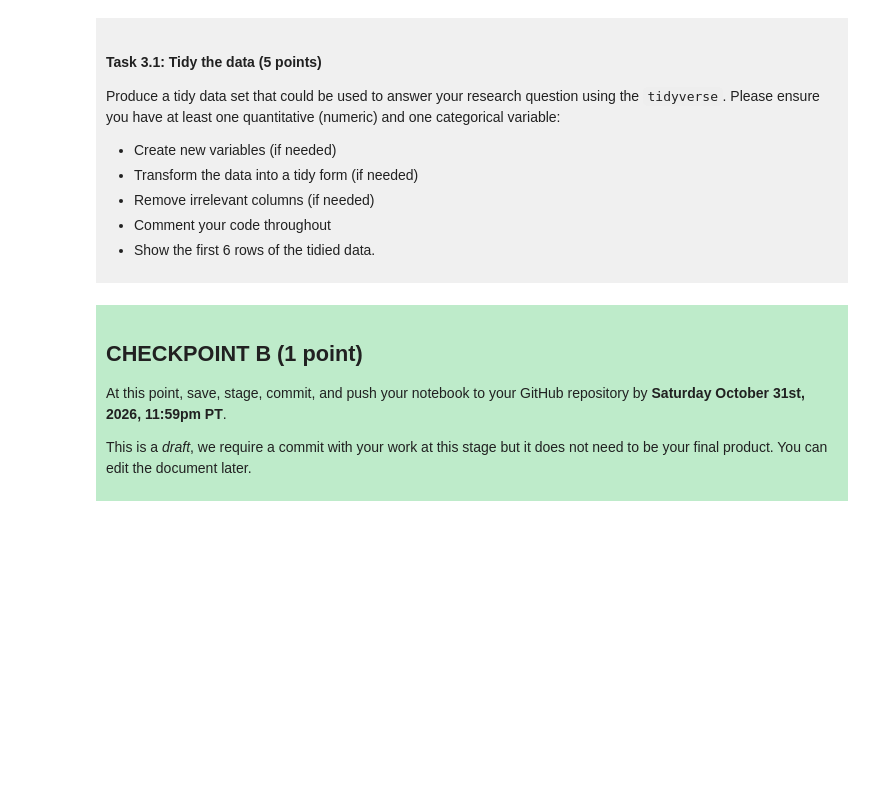
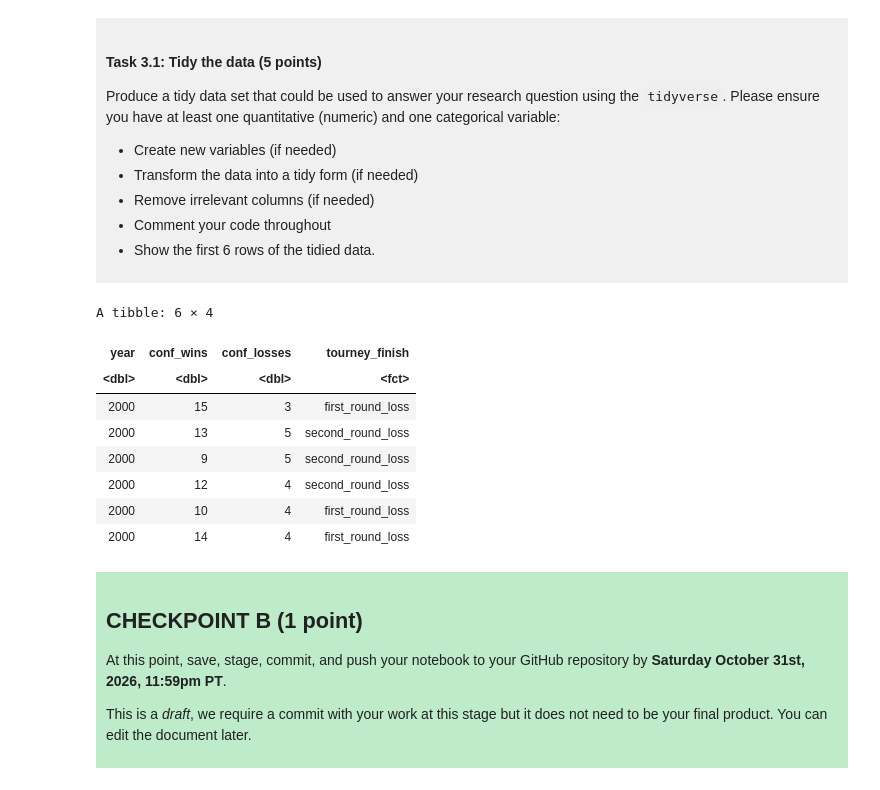
Before and after one commit to Maddi-808/dsci-100-project-madison-kuan, a Jupyter notebook: dsci-100-project-notebook.ipynb, the cells around one changed output. Drawn from its saved outputs; the diff is of its cells as text; code cells hidden in the pictures; blank space fills up the shorter version.

```diff
--- a/dsci-100-project-notebook.ipynb
+++ b/dsci-100-project-notebook.ipynb
@@ -189,7 +210,22 @@ Produce a tidy data set that could be used to answer your research question usin
 
 </div>
 # %%
-### EDIT THIS CODE CELL ###
+tidy_ncaa_data <- ncaa_data |>
+    select(year,conf_wins, conf_losses, tourney_finish) |> #isolating only the variables I need
+    filter(year == "2000") |> # getting only data from year 2000
+    mutate(tourney_finish = as.factor(tourney_finish)) |> # making the thing I am trying to predict a factor
+   head(6) #getting the first 6 rows
+tidy_ncaa_data
+# %% [output]
+A tibble: 6 × 4
+| year | conf_wins | conf_losses | tourney_finish |
+| <dbl> | <dbl> | <dbl> | <fct> |
+| 2000 | 15 | 3 | first_round_loss |
+| 2000 | 13 | 5 | second_round_loss |
+| 2000 | 9 | 5 | second_round_loss |
+| 2000 | 12 | 4 | second_round_loss |
+| 2000 | 10 | 4 | first_round_loss |
+| 2000 | 14 | 4 | first_round_loss |
 # %% [markdown]
 <div style="background-color: #beebca; padding: 10px;">
 
```
Also changed, not shown: parts of 3 cells of this notebook.
